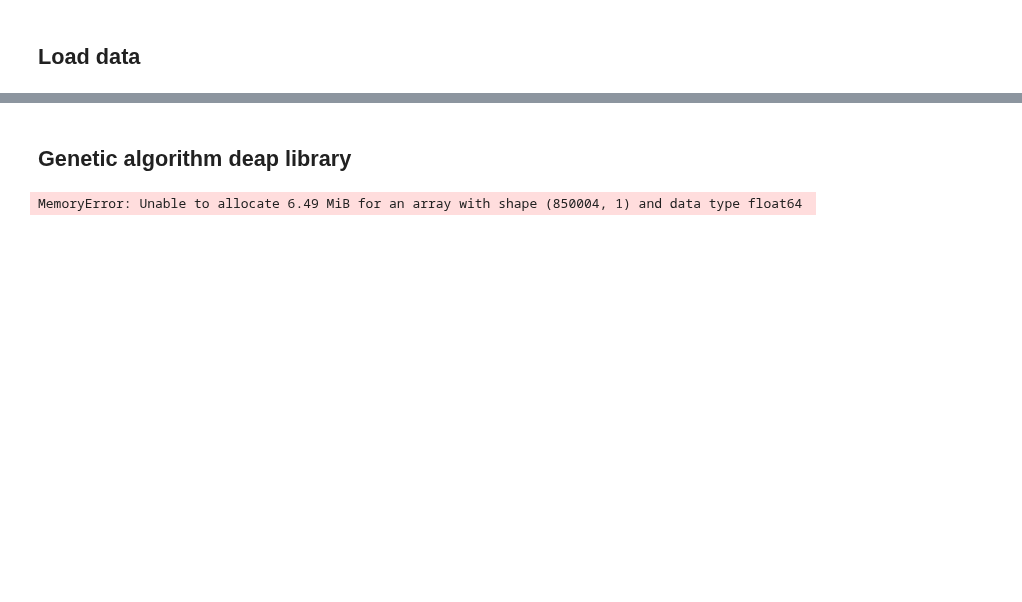
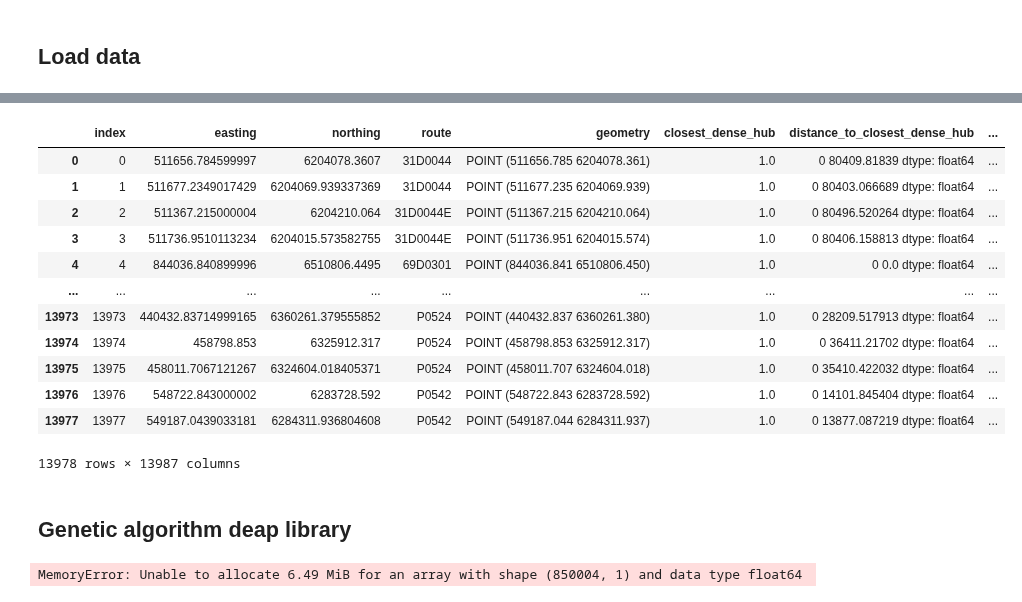
Before and after one commit to augustin-delabrosse/sustainability-challenge, a Jupyter notebook: notebook/Notebook_genetic_algorithm.ipynb, the cells around one changed output, grey strips where cells are left out. Drawn from its saved outputs; the diff is of its cells as text; code cells hidden in the pictures; blank space fills up the shorter version.

```diff
--- a/notebook/Notebook_genetic_algorithm.ipynb
+++ b/notebook/Notebook_genetic_algorithm.ipynb
@@ -70,5 +66,21 @@ df_new_points = distance_to_hub(df_hub_dense, df_hub_enlarged, df_new_points)
 # %%
 df_new_points = station_distances_all(df_new_points)
+# %%
+df_new_points
+# %% [output]
+|  | index | easting | northing | route | geometry | closest_dense_hub | distance_to_closest_dense_hub | ... |
+| 0 | 0 | 511656.784599997 | 6204078.3607 | 31D0044 | POINT (511656.785 6204078.361) | 1.0 | 0 80409.81839 dtype: float64 | ... |
+| 1 | 1 | 511677.2349017429 | 6204069.939337369 | 31D0044 | POINT (511677.235 6204069.939) | 1.0 | 0 80403.066689 dtype: float64 | ... |
+| 2 | 2 | 511367.215000004 | 6204210.064 | 31D0044E | POINT (511367.215 6204210.064) | 1.0 | 0 80496.520264 dtype: float64 | ... |
+| 3 | 3 | 511736.9510113234 | 6204015.573582755 | 31D0044E | POINT (511736.951 6204015.574) | 1.0 | 0 80406.158813 dtype: float64 | ... |
+| 4 | 4 | 844036.840899996 | 6510806.4495 | 69D0301 | POINT (844036.841 6510806.450) | 1.0 | 0 0.0 dtype: float64 | ... |
+| ... | ... | ... | ... | ... | ... | ... | ... | ... |
+| 13973 | 13973 | 440432.83714999165 | 6360261.379555852 | P0524 | POINT (440432.837 6360261.380) | 1.0 | 0 28209.517913 dtype: float64 | ... |
+| 13974 | 13974 | 458798.853 | 6325912.317 | P0524 | POINT (458798.853 6325912.317) | 1.0 | 0 36411.21702 dtype: float64 | ... |
+| 13975 | 13975 | 458011.7067121267 | 6324604.018405371 | P0524 | POINT (458011.707 6324604.018) | 1.0 | 0 35410.422032 dtype: float64 | ... |
+| 13976 | 13976 | 548722.843000002 | 6283728.592 | P0542 | POINT (548722.843 6283728.592) | 1.0 | 0 14101.845404 dtype: float64 | ... |
+| 13977 | 13977 | 549187.0439033181 | 6284311.936804608 | P0542 | POINT (549187.044 6284311.937) | 1.0 | 0 13877.087219 dtype: float64 | ... |
+13978 rows × 13987 columns
 # %% [markdown]
 ## Genetic algorithm deap library
 # %%
```
Also changed, not shown: parts of 8 cells of this notebook.
